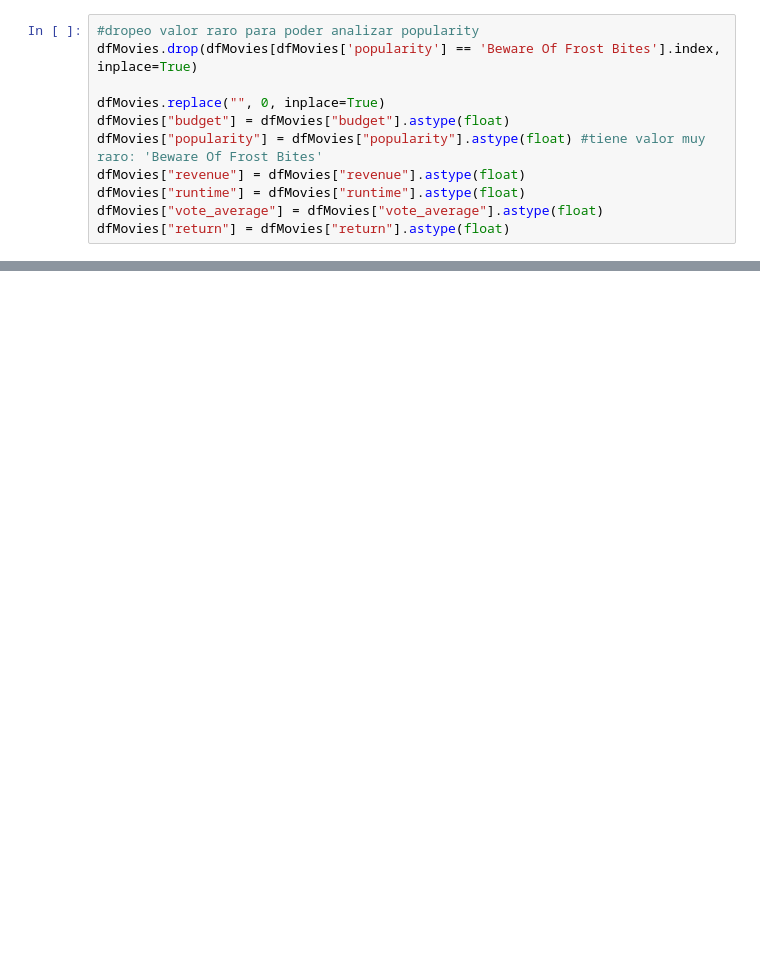
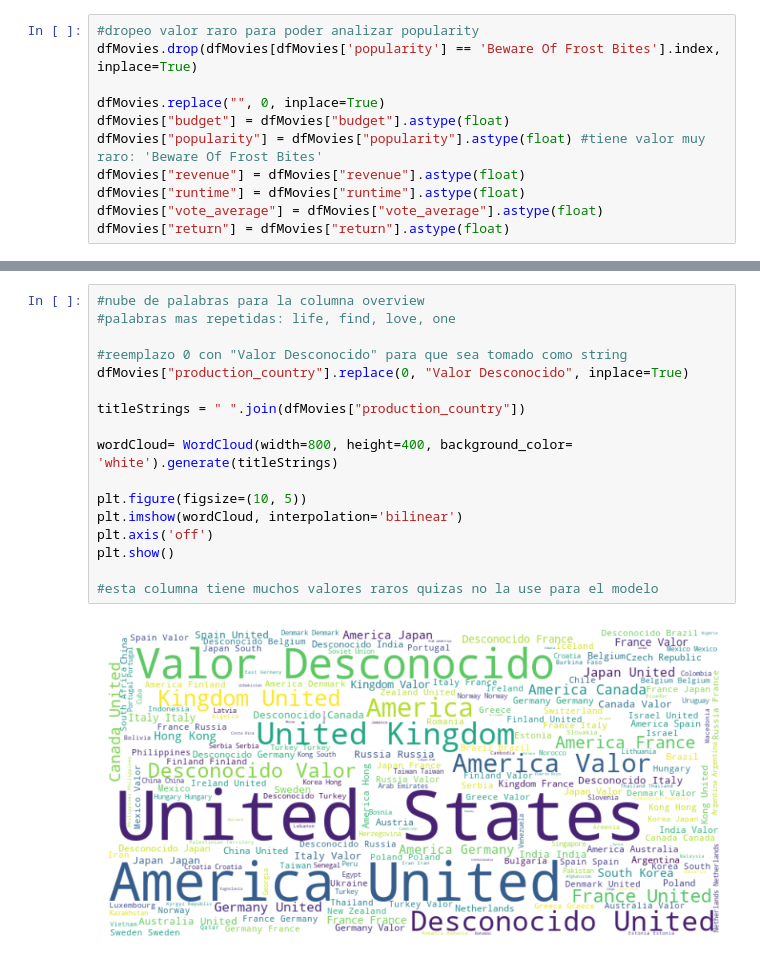
Before and after one commit to Naitais/peliculas_recomendacion_MLOP, a Jupyter notebook: EDA_movies_credits.ipynb, the cells around one changed output, grey strips where cells are left out. Cells and saved outputs as stored; diff of their text form; blank space fills up the shorter version.

```diff
--- a/EDA_movies_credits.ipynb
+++ b/EDA_movies_credits.ipynb
@@ -101 +193,20 @@ plt.show()
+# %%
+#nube de palabras para la columna overview
+#palabras mas repetidas: life, find, love, one
+
+#reemplazo 0 con "Valor Desconocido" para que sea tomado como string
+dfMovies["production_country"].replace(0, "Valor Desconocido", inplace=True)
+
+titleStrings = " ".join(dfMovies["production_country"])
+
+wordCloud= WordCloud(width=800, height=400, background_color= 'white').generate(titleStrings)
+
+plt.figure(figsize=(10, 5))
+plt.imshow(wordCloud, interpolation='bilinear')
+plt.axis('off')
+plt.show()
+
+#esta columna tiene muchos valores raros quizas no la use para el modelo
+# %% [output]
+[figure, added]
 # %%
```
Also changed, not shown: parts of 15 cells of this notebook, 1 other file.
